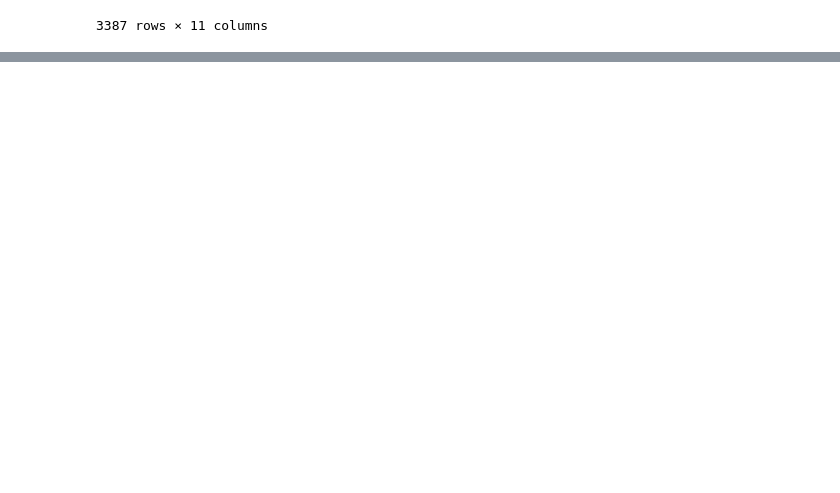
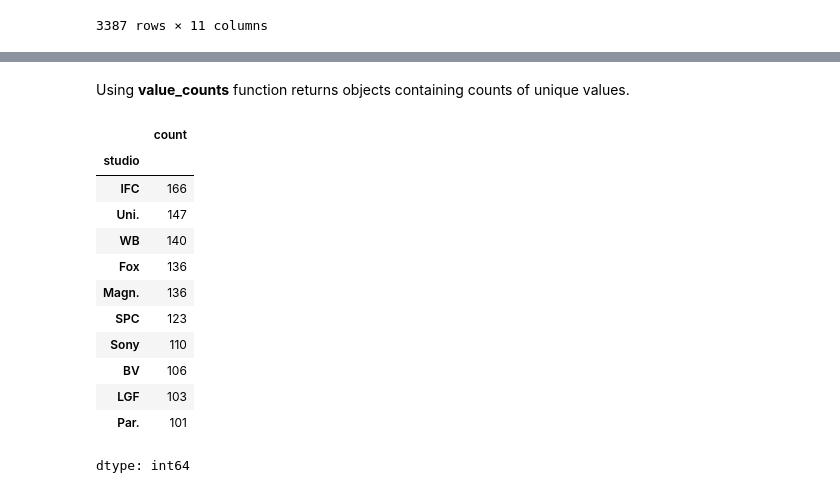
Before and after one commit to Ella244-18/phase-1-project, a Jupyter notebook: student.ipynb, the cells around one changed output, grey strips where cells are left out. Drawn from its saved outputs; the diff is of its cells as text; code cells hidden in the pictures; blank space fills up the shorter version.

```diff
--- a/student.ipynb
+++ b/student.ipynb
@@ -625,0 +757,19 @@ See the caveats in the documentation: https://pandas.pydata.org/pandas-docs/stab
+# %% [markdown]
+Using **value_counts** function returns objects containing counts of unique values.
+# %%
+# Now let's check the most popular studio
+combined_df['studio'].value_counts().head(10)
+# %% [output]
+|  | count |
+| studio |  |
+| IFC | 166 |
+| Uni. | 147 |
+| WB | 140 |
+| Fox | 136 |
+| Magn. | 136 |
+| SPC | 123 |
+| Sony | 110 |
+| BV | 106 |
+| LGF | 103 |
+| Par. | 101 |
+dtype: int64
```
Also changed, not shown: parts of 25 cells of this notebook.
